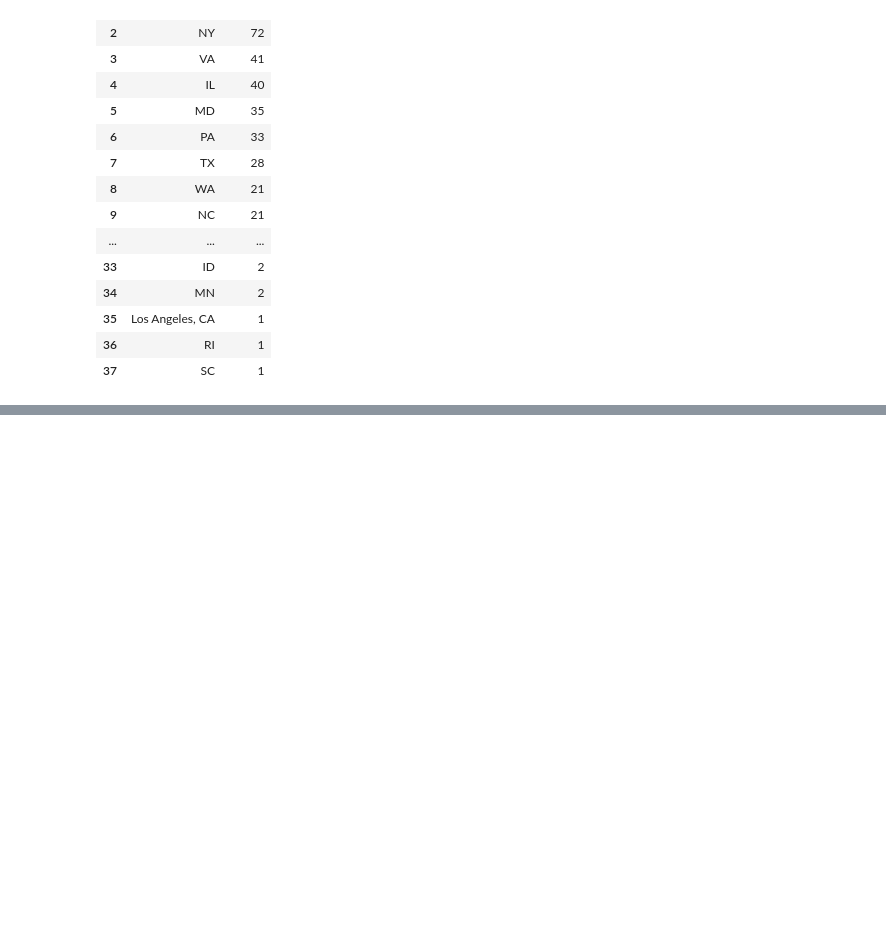
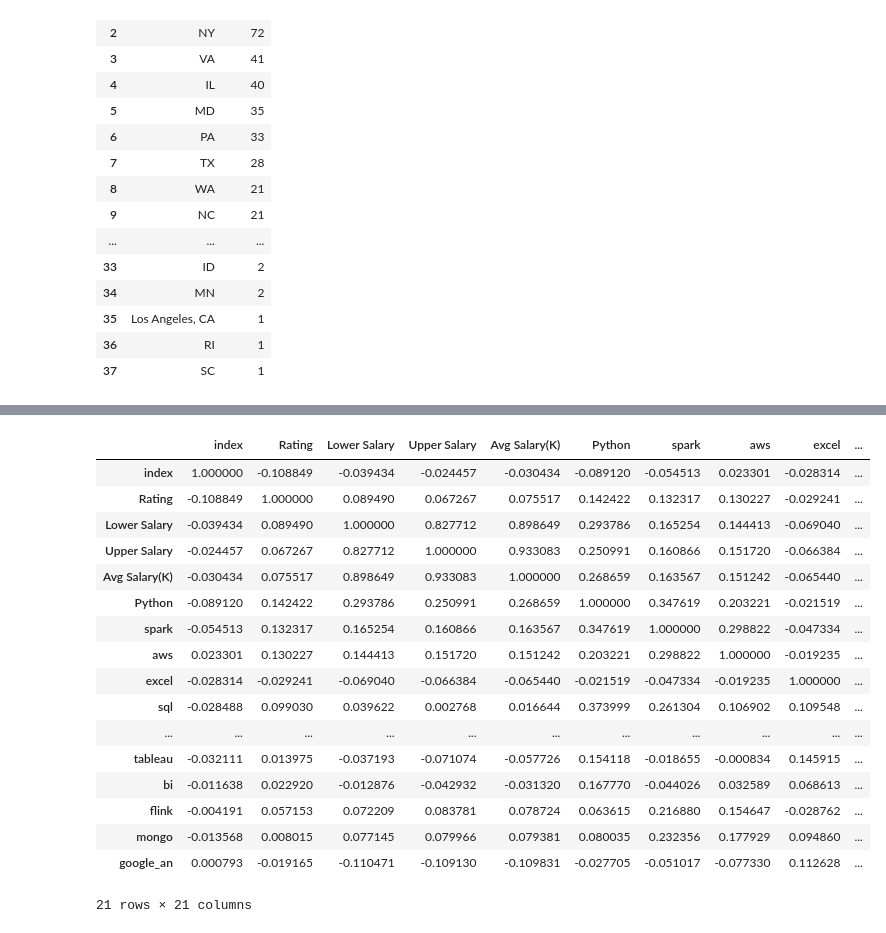
Before and after one commit to Kimmieli/Final-Project-DataScience-Salaries, a Jupyter notebook: FinalProject_Week2_Wrangling..ipynb, the cells around one changed output, grey strips where cells are left out. Cells and saved outputs as stored; diff of their text form; code cells hidden in the pictures; blank space fills up the shorter version.

```diff
--- a/FinalProject_Week2_Wrangling..ipynb
+++ b/FinalProject_Week2_Wrangling..ipynb
@@ -127,0 +149,21 @@ state_count
+# %%
+Salaries.corr(method='kendall')
+# %% [output]
+|  | index | Rating | Lower Salary | Upper Salary | Avg Salary(K) | Python | spark | aws | excel | ... |
+| index | 1.000000 | -0.108849 | -0.039434 | -0.024457 | -0.030434 | -0.089120 | -0.054513 | 0.023301 | -0.028314 | ... |
+| Rating | -0.108849 | 1.000000 | 0.089490 | 0.067267 | 0.075517 | 0.142422 | 0.132317 | 0.130227 | -0.029241 | ... |
+| Lower Salary | -0.039434 | 0.089490 | 1.000000 | 0.827712 | 0.898649 | 0.293786 | 0.165254 | 0.144413 | -0.069040 | ... |
+| Upper Salary | -0.024457 | 0.067267 | 0.827712 | 1.000000 | 0.933083 | 0.250991 | 0.160866 | 0.151720 | -0.066384 | ... |
+| Avg Salary(K) | -0.030434 | 0.075517 | 0.898649 | 0.933083 | 1.000000 | 0.268659 | 0.163567 | 0.151242 | -0.065440 | ... |
+| Python | -0.089120 | 0.142422 | 0.293786 | 0.250991 | 0.268659 | 1.000000 | 0.347619 | 0.203221 | -0.021519 | ... |
+| spark | -0.054513 | 0.132317 | 0.165254 | 0.160866 | 0.163567 | 0.347619 | 1.000000 | 0.298822 | -0.047334 | ... |
+| aws | 0.023301 | 0.130227 | 0.144413 | 0.151720 | 0.151242 | 0.203221 | 0.298822 | 1.000000 | -0.019235 | ... |
+| excel | -0.028314 | -0.029241 | -0.069040 | -0.066384 | -0.065440 | -0.021519 | -0.047334 | -0.019235 | 1.000000 | ... |
+| sql | -0.028488 | 0.099030 | 0.039622 | 0.002768 | 0.016644 | 0.373999 | 0.261304 | 0.106902 | 0.109548 | ... |
+| ... | ... | ... | ... | ... | ... | ... | ... | ... | ... | ... |
+| tableau | -0.032111 | 0.013975 | -0.037193 | -0.071074 | -0.057726 | 0.154118 | -0.018655 | -0.000834 | 0.145915 | ... |
+| bi | -0.011638 | 0.022920 | -0.012876 | -0.042932 | -0.031320 | 0.167770 | -0.044026 | 0.032589 | 0.068613 | ... |
+| flink | -0.004191 | 0.057153 | 0.072209 | 0.083781 | 0.078724 | 0.063615 | 0.216880 | 0.154647 | -0.028762 | ... |
+| mongo | -0.013568 | 0.008015 | 0.077145 | 0.079966 | 0.079381 | 0.080035 | 0.232356 | 0.177929 | 0.094860 | ... |
+| google_an | 0.000793 | -0.019165 | -0.110471 | -0.109130 | -0.109831 | -0.027705 | -0.051017 | -0.077330 | 0.112628 | ... |
+21 rows × 21 columns
```
Also changed, not shown: parts of 1 cell of this notebook.
